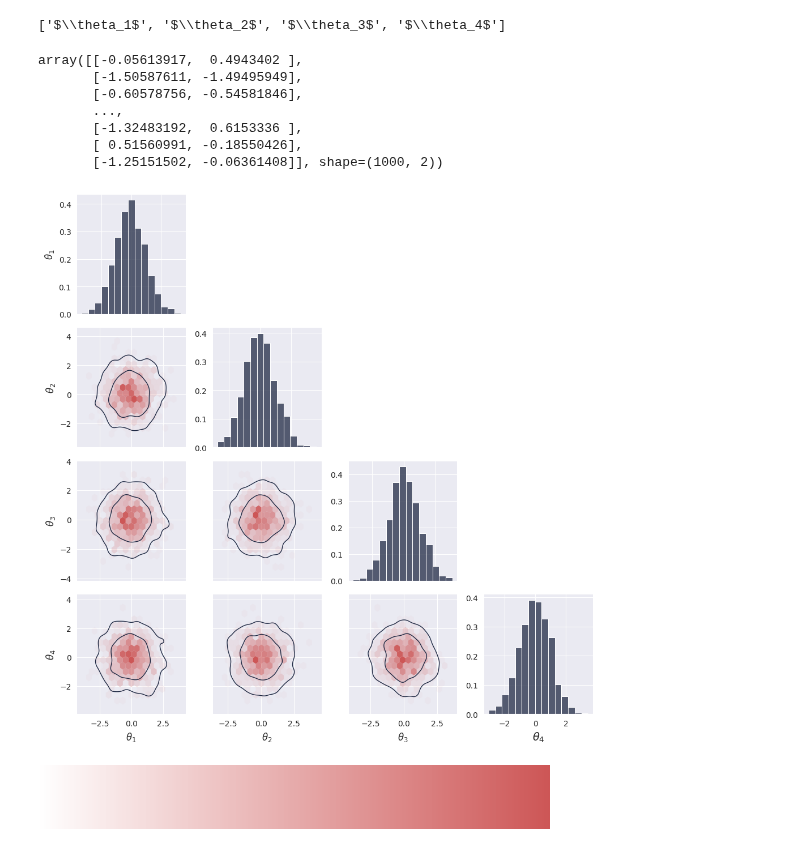
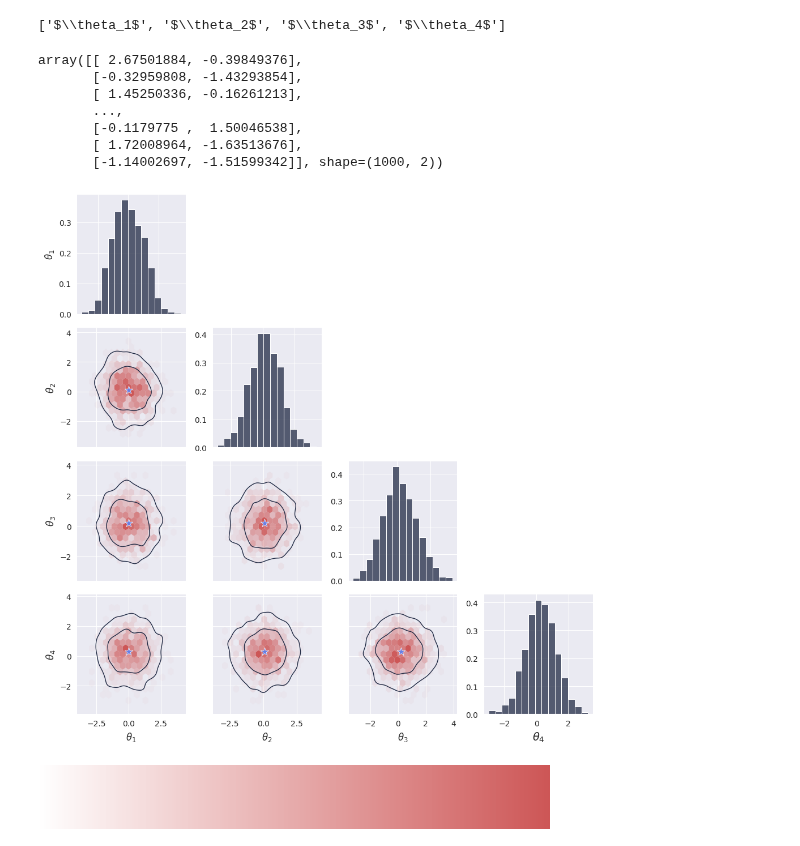
Before and after one commit to aurelio-amerio/GenSBI, a Jupyter notebook: test_plotting.ipynb, the cells around one changed output. Cells and saved outputs as stored; diff of their text form; code cells hidden in the pictures.

Commit message:
added possibility to plot true value in corner plots

```diff
--- a/test_plotting.ipynb
+++ b/test_plotting.ipynb
@@ -14,7 +14,8 @@ import matplotlib.colors as mcolors
 from matplotlib.colors import ListedColormap, LinearSegmentedColormap
 sns.set_style("darkgrid")
 # %%
-data = np.random.normal(size=(1_000,4))
+data = np.random.normal(size=(1_000,4)) + np.array([0, 0.1, 0.2, 0.3])
+true_param = np.array([0, 0.1, 0.2, 0.3])
 # %%
 ndim = data.shape[1]
 labels = [r"$\theta_{}$".format(i) for i in range(1, ndim + 1)]
@@ -26,18 +27,18 @@ from gensbi.utils.plotting import _plot_marginals_2d,_plot_marginals_nd, plot_ma
 # %%
 data[:,:2]
 # %% [output]
-array([[-0.05613917,  0.4943402 ],
-       [-1.50587611, -1.49495949],
-       [-0.60578756, -0.54581846],
+array([[ 2.67501884, -0.39849376],
+       [-0.32959808, -1.43293854],
+       [ 1.45250336, -0.16261213],
        ...,
-       [-1.32483192,  0.6153336 ],
-       [ 0.51560991, -0.18550426],
-       [-1.25151502, -0.06361408]], shape=(1000, 2))
+       [-0.1179775 ,  1.50046538],
+       [ 1.72008964, -1.63513676],
+       [-1.14002697, -1.51599342]], shape=(1000, 2))
 # %%
-plot_marginals(data)
+plot_marginals(data ,true_param=true_param)
 plt.show()
 # %% [output]
-[figure, old version]
+[figure, new version]
 # %%
 from matplotlib.colors import ListedColormap, LinearSegmentedColormap
 sns.set_style("darkgrid")
```
Also changed, not shown: parts of 1 cell of this notebook, 1 other file.
